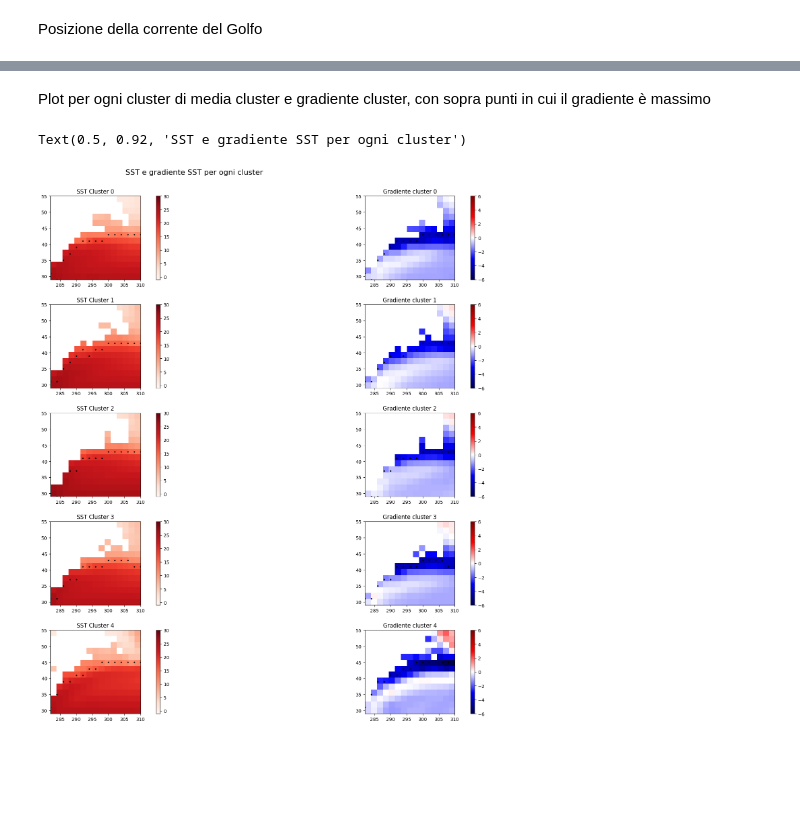
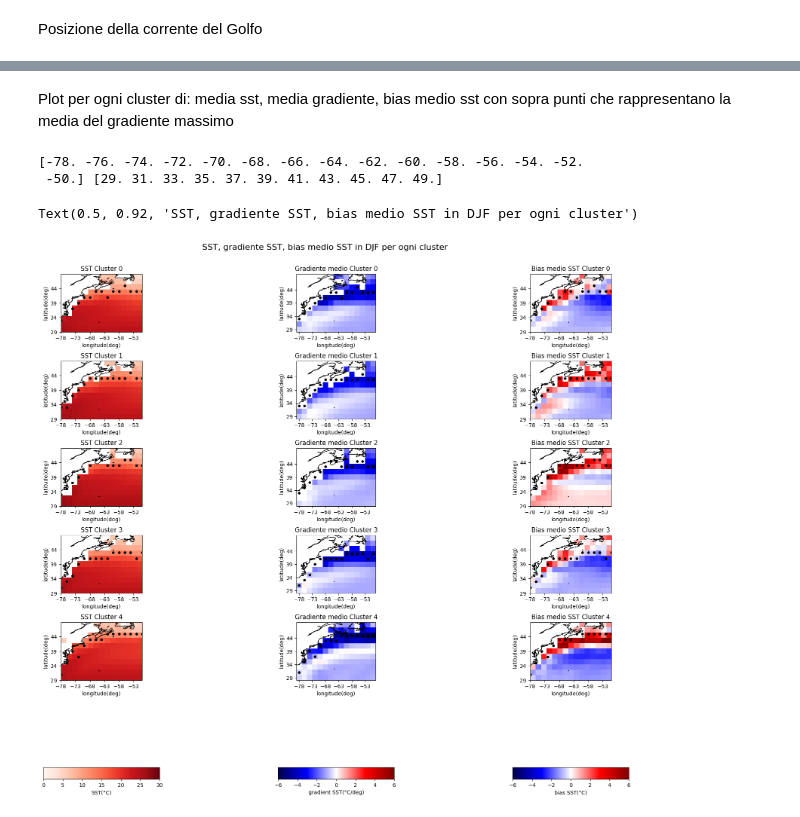
Before and after one commit to sbeltrami/tesi, a Jupyter notebook: gulf_stream_plot.ipynb, the cells around one changed output, grey strips where cells are left out. Drawn from its saved outputs; the diff is of its cells as text; code cells hidden in the pictures; blank space fills up the shorter version.

Commit message:
Gulf stream

```diff
--- a/gulf_stream_plot.ipynb
+++ b/gulf_stream_plot.ipynb
@@ -70,12 +70,16 @@ list_cluster4 = list_cluster4_pca
 for name in models:
     #Seleziono il box Nord Atlantico
     na_box = models[name]['North Atlantic box']
+    #dataset nel box gulf stream
+    models[name]['GS box'] = models[name]['North Atlantic box'].sel(time=slice("1982-01","2014-12"),lon=slice(282,310),lat=slice(29,50))
     #media temporale delle stagioni MAM, JJA, SON
     for i in range(4): # ciclo su tutte le stagioni
         #Calcolo la media temporale per ogni stagione dei modelli, per un anno --> da aggiungere anni!
         model_na_seas_mean = compute_mean_resample_mar(na_box["tos"],"1982","2014",i)
         if (i+1) == 4 : #DJF
             models[name]['tos North Atlantic seasonal mean DJF'] = model_na_seas_mean
+    #seleziono un sottobox in cui vado a cercare la corrente del Golfo --> seas mean DJF nel GS box
+    models[name]['GS box seas mean DJF'] = models[name]['tos North Atlantic seasonal mean DJF'].sel(lon=slice(282,310), lat=slice(29,50)) #box Gulf Stream
 # %% [markdown]
 Posizione della corrente del Golfo
 # %%
@@ -86,4 +89,0 @@ models['ACCESS-CM2']['tos North Atlantic seasonal mean DJF'].sel(lon=slice(280,3
-# %%
-#seleziono un sottobox in cui vado a cercare la corrente del Golfo
-for name in models.keys():
-    models[name]['GS box seas mean DJF'] = models[name]['tos North Atlantic seasonal mean DJF'].sel(lon=slice(282,310), lat=slice(29,55)) #box Gulf Stream, rimeetti lat=20
@@ -117,30 +189,61 @@ for n in range(n_clusters): #ciclo sui 5 cluster
 # %% [markdown]
-Plot per ogni cluster di media cluster e gradiente cluster, con sopra punti in cui il gradiente è massimo
+Plot per ogni cluster di: media sst, media gradiente, bias medio sst con sopra punti che rappresentano la media del gradiente massimo
 # %%
 lat = models[list_cluster0[0]]['GS box seas mean DJF'].lat.values
-lon = models[list_cluster0[0]]['GS box seas mean DJF'].lon.values
+lon = (models[list_cluster0[0]]['GS box seas mean DJF'].lon.values - 360.)
+print(lon,lat)
+# %% [output]
+[-78. -76. -74. -72. -70. -68. -66. -64. -62. -60. -58. -56. -54. -52.
+ -50.] [29. 31. 33. 35. 37. 39. 41. 43. 45. 47. 49.]
+# %%
+#Calcolo la media del bias di SST in DJF, per ogni cluster
+mean_bias = np.zeros((n_clusters,len(models[list_cluster0[0]]['GS box seas mean DJF'].lat),len(models[list_cluster0[0]]['GS box seas mean DJF'].lon))) # 5xlatxlon
+for n in range(n_clusters): #ciclo sui 5 cluster
+    sum_bias = 0
+    for i in range(len(list_clusters[n])): #ciclo sui modelli dell'n-esimo cluster
+        model = models[list_clusters[n][i]]['North Atlantic bias DJF'].sel(lon=slice(282,310), lat=slice(29,50))
+        sum_bias = sum_bias + model
+    mean_bias[n,:,:] = sum_bias / len(list_clusters[n])
 # %%
 index = 0 #inizializzo l'indice che individua ogni cluster
-fig,ax = plt.subplots(nrows=5,ncols=2,figsize=(24,20))
-fig.subplots_adjust(hspace=0.3, wspace=0.01)  # Aggiungo spazi verticali e orizzontali tra le subplots
+fig,ax = plt.subplots(nrows=5,ncols=3,figsize=(24,20),subplot_kw={"projection": ccrs.PlateCarree()})
+fig.subplots_adjust(hspace=0.5, wspace=0.01)  # Aggiungo spazi verticali e orizzontali tra le subplots
 for i in range(5): #Ciclo sulle righe
     j = 0 #inziializzo indice per le colonne
-    coords = np.where(array_max[index,:,:] == 1) #array di valori di longitudini e latitudini in cui array_max = 1 (cioè indica la posizione in cui c'è il max))
+    #coords = np.where(array_max_mean[index,:,:] == 1) #array di valori di longitudini e latitudini in cui array_max = 1 (cioè indica la posizione in cui c'è il max))
+    coords = np.where(array_max_mean_seas[index] == 1) #array di valori di longitudini e latitudini in cui array_max = 1 (cioè indica la posizione in cui c'è il max))
     #Plot della prima colonna, cioè di SST
     # Plot dei punti solo dove array_max è uguale a 1
-    punti = ax[i,j].plot(lon[coords[1]], lat[coords[0]], marker='o', color='black', markersize=2, linestyle='None')
-    plot_mod = ax[i,j].imshow(mean_cluster[index,::-1,:],extent=[lon.min(), lon.max(), lat.min(), lat.max()],vmin=-1, vmax=30,cmap='Reds')
+    punti = ax[i,j].plot(lon[coords[1]], lat[coords[0]], marker='o', color='black', markersize=4, linestyle='None')
+    plot_mod_sst = ax[i,j].imshow(mean_cluster[index,::-1,:],extent=[lon.min(), lon.max(), lat.min(), lat.max()],vmin=0, vmax=30,cmap='Reds',transform=ccrs.PlateCarree())
+    ax[i,j].coastlines()
     ax[i,j].set_title(f'SST Cluster {index}')
-    fig.colorbar(plot_mod,ax=ax[i,j])
     #Plot della seconda colonna, cioè del gradiente di SST
-    punti = ax[i,j+1].plot(lon[coords[1]], lat[coords[0]], marker='o', color='black', markersize=2, linestyle='None')
-    plot_mod = ax[i,j+1].imshow(gradient[index,::-1,:],extent=[lon.min(), lon.max(), lat.min(), lat.max()],vmin=-6, vmax=6,cmap='seismic')
-    ax[i,j+1].set_title(f'Gradiente cluster {index}')
-    fig.colorbar(plot_mod,ax=ax[i,j+1])
+    punti = ax[i,j+1].plot(lon[coords[1]], lat[coords[0]], marker='o', color='black', markersize=4, linestyle='None')
+    #plot_mod_gradient = ax[i,j+1].imshow(mean_gradient[index,::-1,:],extent=[lon.min(), lon.max(), lat.min(), lat.max()],cmap='seismic',vmin=-6,vmax=6,transform=ccrs.PlateCarree())
+    plot_mod_gradient = mean_gradient_seas_mean[index].plot(ax=ax[i,j+1],cmap='seismic',vmin=-6,vmax=6, add_colorbar=False,transform=ccrs.PlateCarree())
+    #ax[i,j+1].set_extent([lon.min(), lon.max(), lat.min(),lat.max()])
+    ax[i,j+1].coastlines()
+    ax[i,j+1].set_title(f'Gradiente medio Cluster {index}')
+    #Plot della terza colonna, cioè del bias DJF di SST
+    punti = ax[i,j+2].plot(lon[coords[1]], lat[coords[0]], marker='o', color='black', markersize=4, linestyle='None')
+    plot_mod_bias = ax[i,j+2].imshow(mean_bias[index,::-1,:],extent=[lon.min(), lon.max(), lat.min(), lat.max()],cmap='seismic',vmin=-6,vmax=6,transform=ccrs.PlateCarree())
+    ax[i,j+2].coastlines()
+    ax[i,j+2].set_title(f'Bias medio SST Cluster {index}')
+
+    j = 0
+    for j in range(3):
+        ax[i,j].set_xlabel('longitude(deg)')
+        ax[i,j].set_ylabel('latitude(deg)')
+        ax[i,j].set_xticks(np.arange(lon.min(), lon.max(), 5))
+        ax[i,j].set_yticks(np.arange(lat.min(), lat.max(), 5))
 
     index = index + 1 #Aggiorno index
 
-fig.suptitle('SST e gradiente SST per ogni cluster', fontsize=16, y=0.92)
+fig.colorbar(plot_mod_sst,ax=ax[:,0],orientation='horizontal', shrink=0.5, aspect=10).set_label('SST(°C)')
+fig.colorbar(plot_mod_gradient,ax=ax[:,1],orientation='horizontal', shrink=0.5, aspect=10).set_label('gradient SST(°C/deg)')
+fig.colorbar(plot_mod_bias,ax=ax[:,2],orientation='horizontal', shrink=0.5, aspect=10).set_label('bias SST(°C)')
+fig.suptitle('SST, gradiente SST, bias medio SST in DJF per ogni cluster', fontsize=16, y=0.92)
 # %% [output]
-Text(0.5, 0.92, 'SST e gradiente SST per ogni cluster')
+Text(0.5, 0.92, 'SST, gradiente SST, bias medio SST in DJF per ogni cluster')
-[figure, old version]
+[figure, new version]
```
Also changed, not shown: parts of 11 cells of this notebook.
